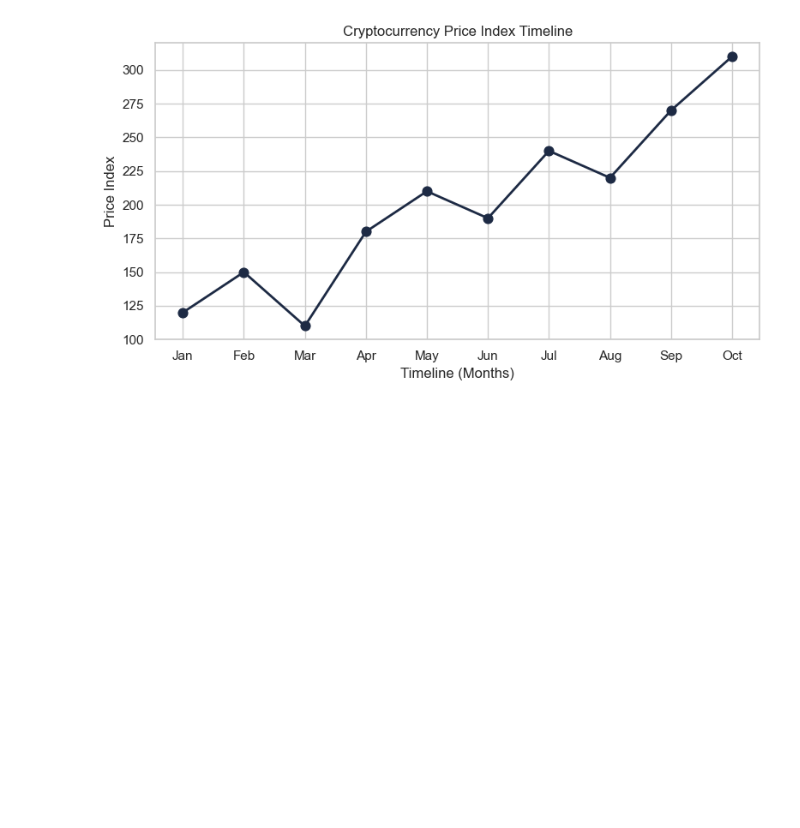
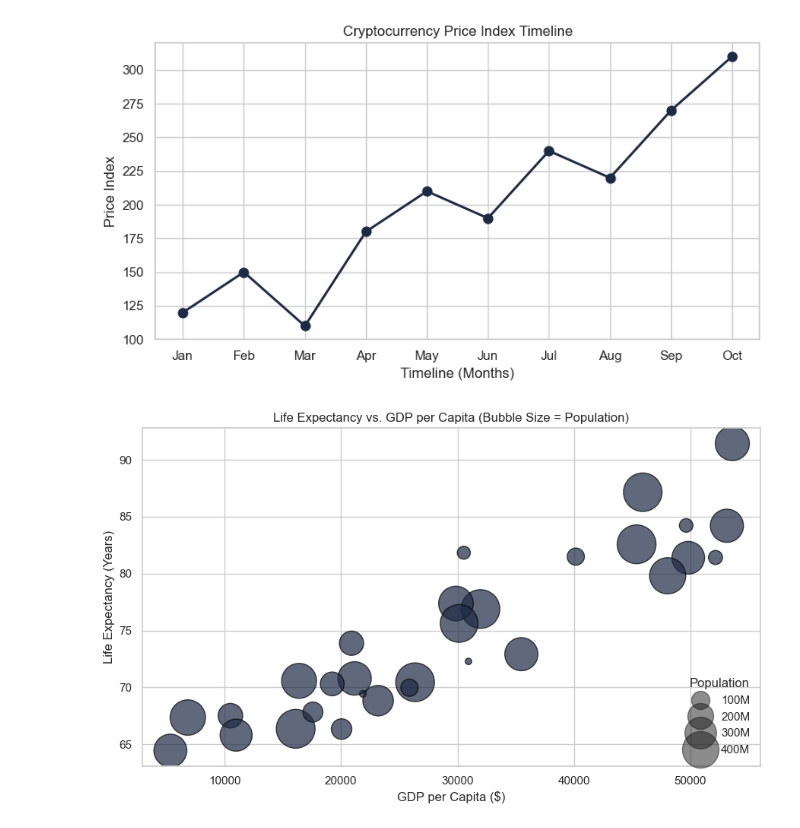
Before and after one commit to Kurodataio/Data_Visualizations, a Jupyter notebook: data_visualizations.ipynb, the cells around one changed output. Drawn from its saved outputs; the diff is of its cells as text; code cells hidden in the pictures; blank space fills up the shorter version.

Commit message:
Add Bubble Chart

```diff
--- a/data_visualizations.ipynb
+++ b/data_visualizations.ipynb
@@ -645,3 +645,38 @@ plt.tight_layout()
 plt.show()
 # %% [output]
 [figure]
+# %%
+# -------------------------------------------------------------
+# 5. Bubble Chart
+# -------------------------------------------------------------
+
+# *Use Case: Relationship between Life Expectancy (Y), GDP per capita (X), & Population size (Bubble Size)*
+
+# Generate Mock Data
+num_countries = 30
+gdp_per_capita = np.random.uniform(5000, 55000, num_countries)
+# Modest positive correlation between GDP and Life Expectancy
+life_expectancy = 60 + (gdp_per_capita / 2000) + np.random.normal(0, 3, num_countries)
+population_millions = np.random.uniform(10, 500, num_countries)
+
+# Plot
+plt.figure(figsize=(9, 5.5))
+# Scaling bubble sizes for clarity
+bubble_sizes = population_millions * 3
+
+scatter = plt.scatter(gdp_per_capita, life_expectancy, s=bubble_sizes,
+                      c='#1d2a44', alpha=0.7, edgecolors='black')
+
+plt.xlabel('GDP per Capita ($)')
+plt.ylabel('Life Expectancy (Years)')
+plt.title('Life Expectancy vs. GDP per Capita (Bubble Size = Population)')
+
+# Optional: Add a legend showing bubble size mapping
+handles, labels = scatter.legend_elements(prop="sizes", alpha=0.5, num=4)
+labels = ['100M', '200M', '300M', '400M'] # Representative clean labels
+plt.legend(handles, labels, loc="lower right", title="Population")
+
+plt.tight_layout()
+plt.show()
+# %% [output]
+[figure, added]
```
